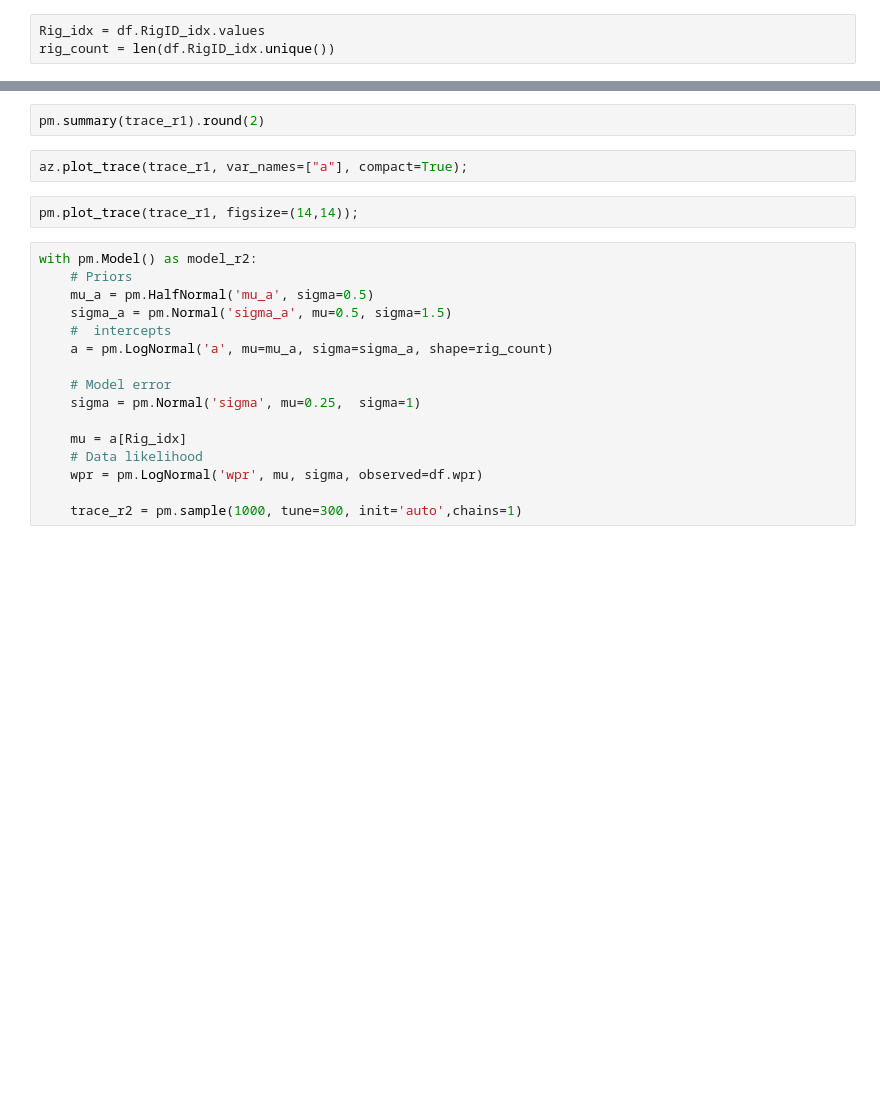
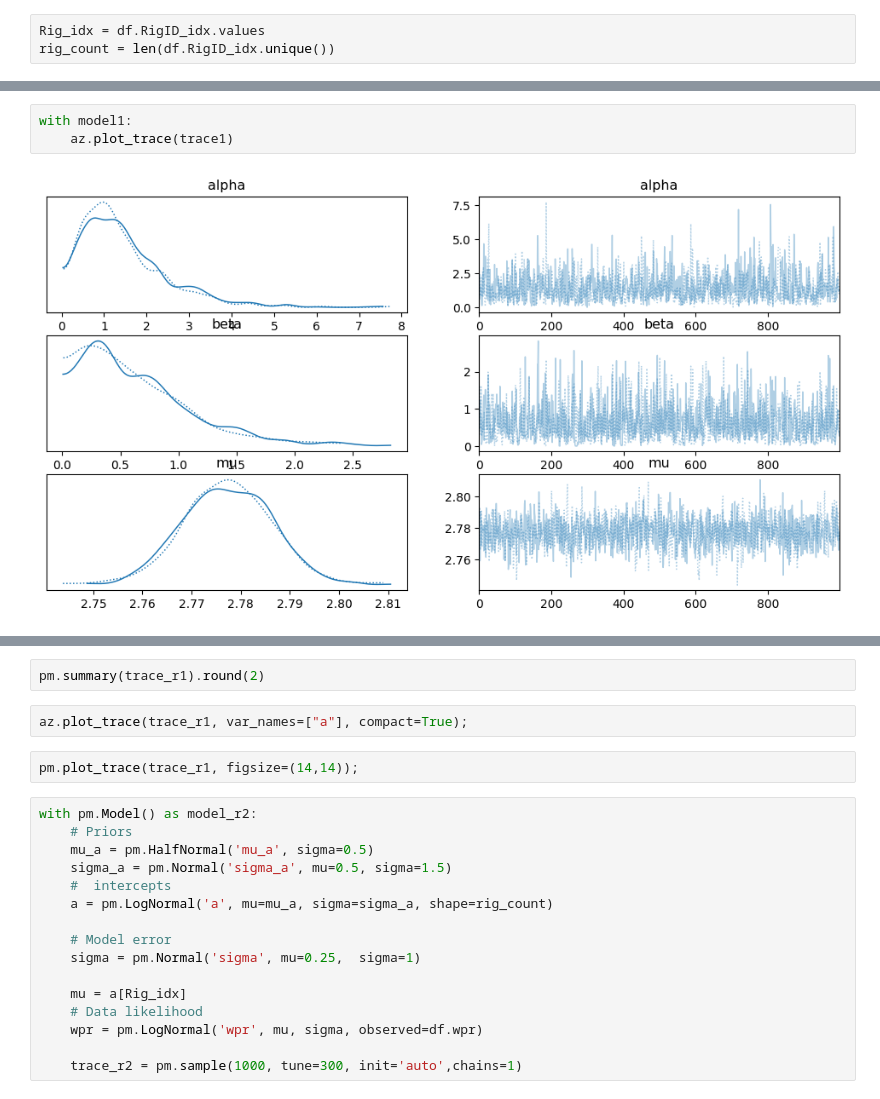
Before and after one commit to JozefSL/pyNotes, a Jupyter notebook: pymc3/WellsPerRig.ipynb, the cells around one changed output, grey strips where cells are left out. Cells and saved outputs as stored; diff of their text form; blank space fills up the shorter version.

```diff
--- a/pymc3/WellsPerRig.ipynb
+++ b/pymc3/WellsPerRig.ipynb
@@ -316,0 +339,5 @@ rig_count = len(df.RigID_idx.unique())
+# %%
+with model1:
+    az.plot_trace(trace1)
+# %% [output]
+[figure, added]
```
Also changed, not shown: parts of 19 cells of this notebook.
